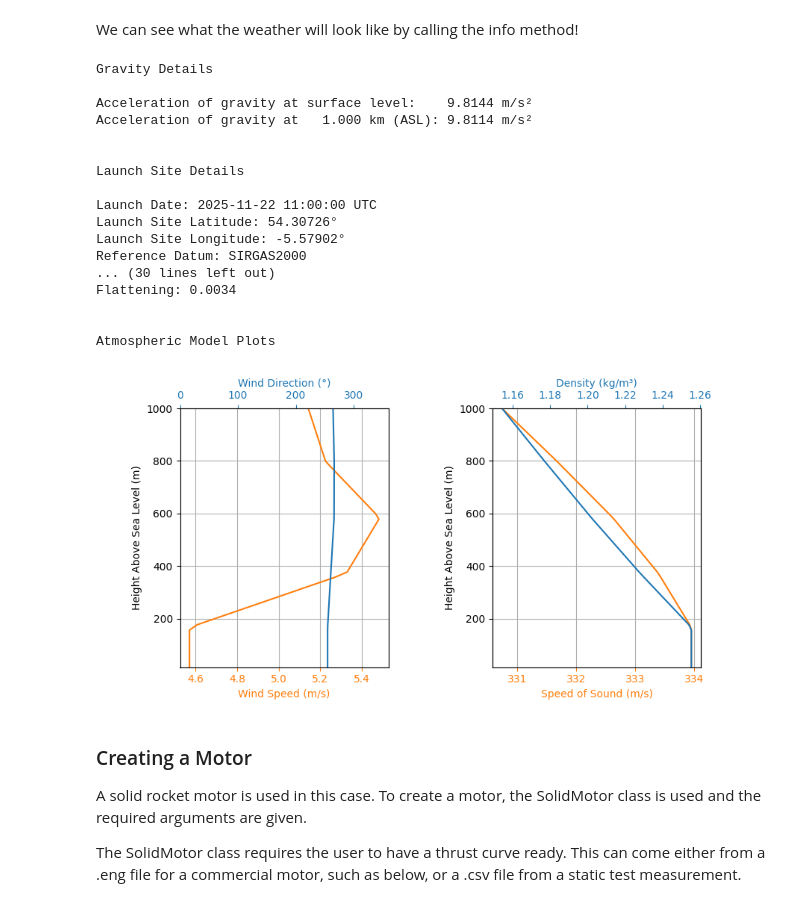
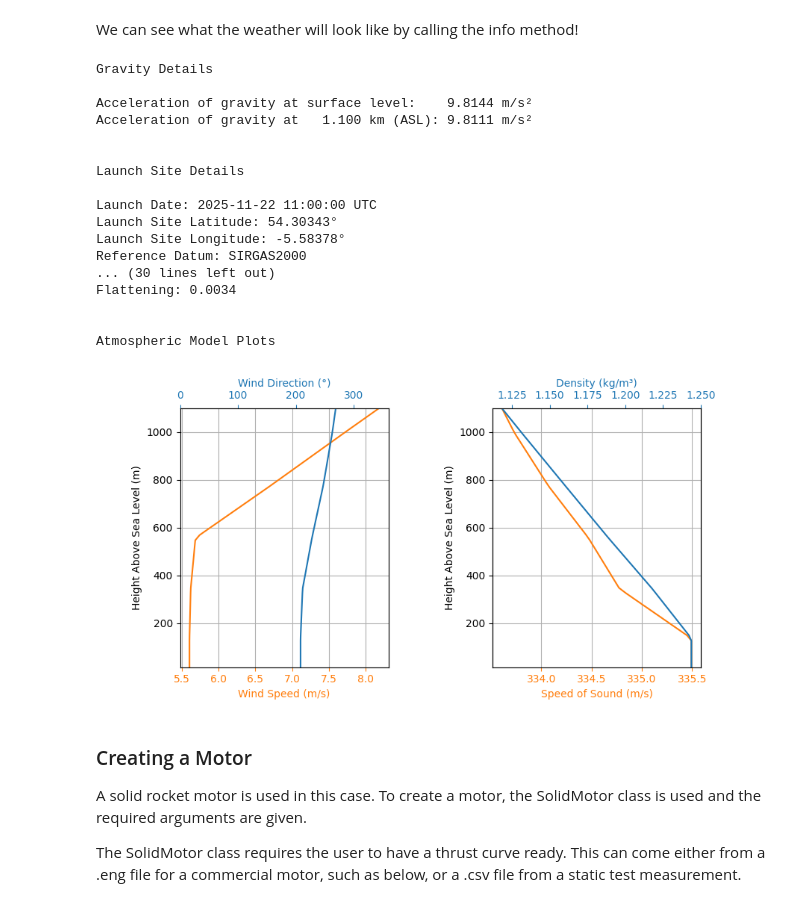
Before and after one commit to BaguetteJet/Texas-L1-H-Rocket-Simulation, a Jupyter notebook: TexasL1.ipynb, the cells around one changed output. Drawn from its saved outputs; the diff is of its cells as text; code cells hidden in the pictures.

```diff
--- a/TexasL1.ipynb
+++ b/TexasL1.ipynb
@@ -28,7 +31,7 @@ The `Environment` class is used to define the atmosphere, the winds, and the gra
 
 You can find more information about the `Environment` class in the [Environment Class Usage Docs](https://docs.rocketpy.org/en/latest/notebooks/environment/environment_class_usage.html).
 # %%
-env = Environment(latitude=54.307259, longitude=-5.579025, elevation=30) # Bishopscourt Racetrack, 29 Lismore Rd, Downpatrick BT30 7SY
+env = Environment(latitude=54.303428, longitude=-5.583783, elevation=30) # Bishopscourt Racetrack, 29 Lismore Rd, Downpatrick BT30 7SY
 # %% [markdown]
 To get weather data from the GFS forecast, available online, we run the following lines.
 
@@ -36,10 +39,12 @@ First, we set tomorrow's date.
 # %%
 import datetime
 
-tomorrow = datetime.date.today() + datetime.timedelta(days=14)
+# tomorrow = datetime.date.today() + datetime.timedelta(days=14)
+launchDay = (2025, 11, 22, 11)
 
 env.set_date(
-    (tomorrow.year, tomorrow.month, tomorrow.day, 11)
+    # (tomorrow.year, tomorrow.month, tomorrow.day, 11)
+    launchDay
 )
 # %% [markdown]
 Then, we tell env to use a GFS forecast to get the atmospheric conditions for flight.
@@ -50,27 +55,27 @@ env.set_atmospheric_model(type="Forecast", file="GFS")
 # %% [markdown]
 We can see what the weather will look like by calling the info method!
 # %%
-env.max_expected_height = 1000  # adjust the plots to this height
+env.max_expected_height = 1100  # adjust the plots to this height
 env.info()
 # %% [output]
 Gravity Details
 
 Acceleration of gravity at surface level:    9.8144 m/s²
-Acceleration of gravity at   1.000 km (ASL): 9.8114 m/s²
+Acceleration of gravity at   1.100 km (ASL): 9.8111 m/s²
 
 
 Launch Site Details
 
 Launch Date: 2025-11-22 11:00:00 UTC
-Launch Site Latitude: 54.30726°
-Launch Site Longitude: -5.57902°
+Launch Site Latitude: 54.30343°
+Launch Site Longitude: -5.58378°
 Reference Datum: SIRGAS2000
 ... (30 lines left out)
 Flattening: 0.0034
 
 
 Atmospheric Model Plots
-[figure, old version]
+[figure, new version]
 # %% [markdown]
 ### Creating a Motor
 
```
Also changed, not shown: parts of 20 cells of this notebook, 3 other files.
